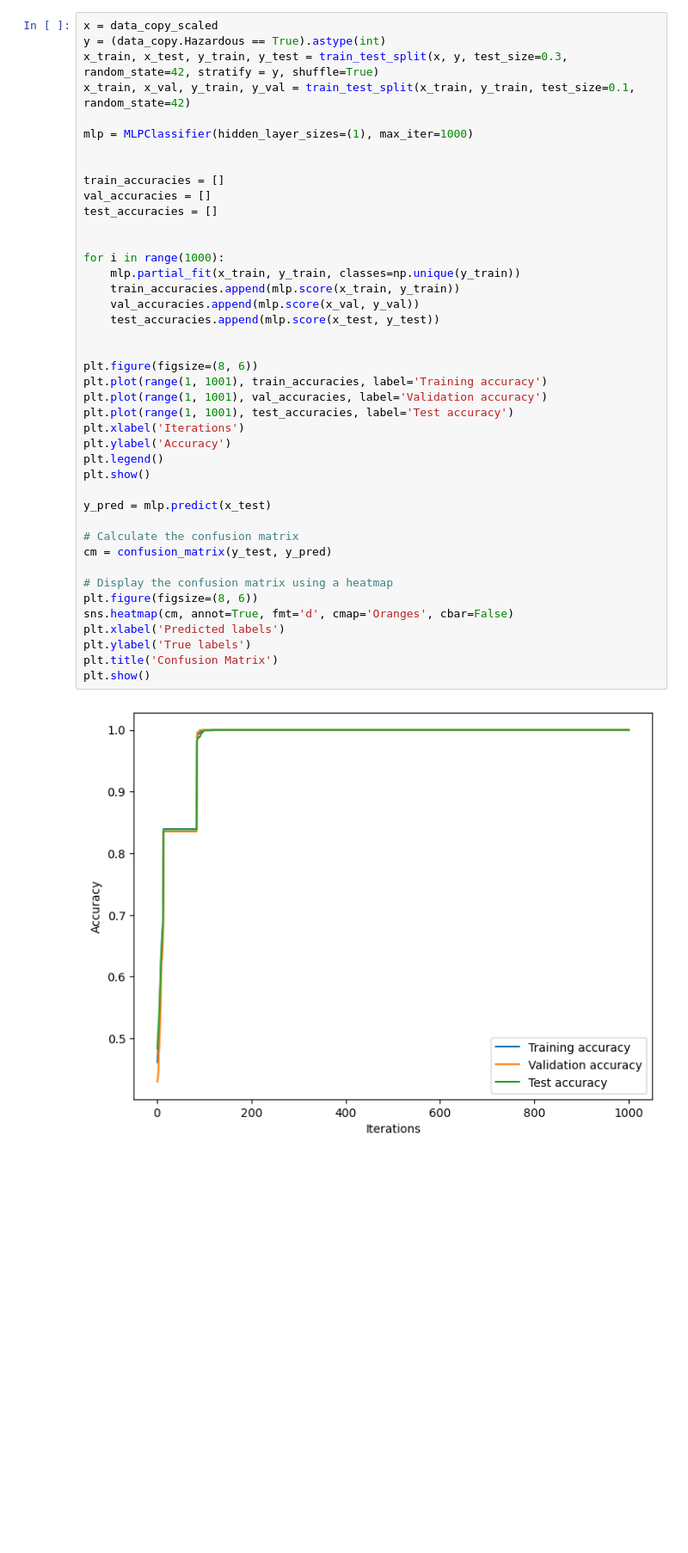
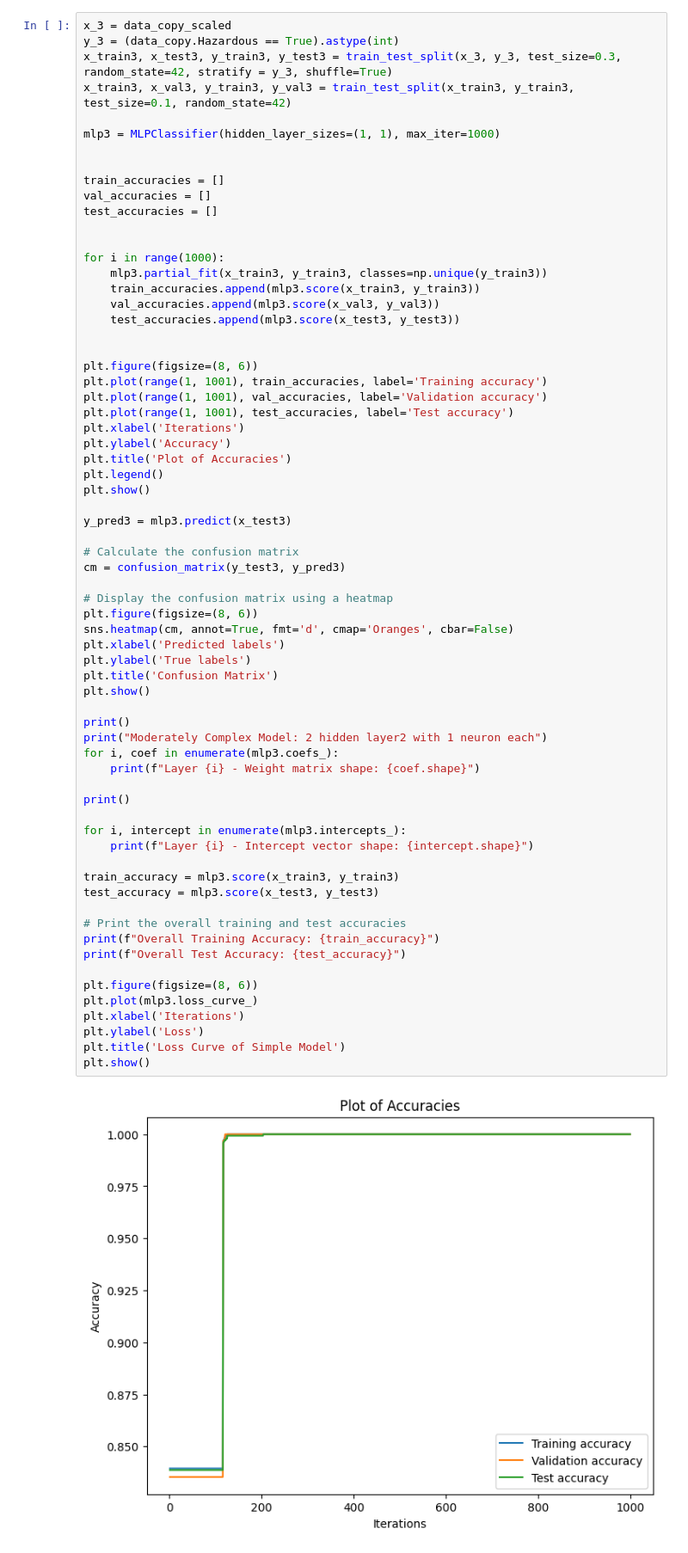
Before and after one commit to AdrienneLoc/AI, a Jupyter notebook: HW7/assignment7.ipynb, the cells around one changed output. Shown at 86% size. Cells and saved outputs as stored; diff of their text form; blank space fills up the shorter version.

```diff
--- a/HW7/assignment7.ipynb
+++ b/HW7/assignment7.ipynb
@@ -84,45 +139,70 @@ plt.show()
 # %%
-x = data_copy_scaled
-y = (data_copy.Hazardous == True).astype(int)
-x_train, x_test, y_train, y_test = train_test_split(x, y, test_size=0.3, random_state=42, stratify = y, shuffle=True)
-x_train, x_val, y_train, y_val = train_test_split(x_train, y_train, test_size=0.1, random_state=42)
+x_3 = data_copy_scaled
+y_3 = (data_copy.Hazardous == True).astype(int)
+x_train3, x_test3, y_train3, y_test3 = train_test_split(x_3, y_3, test_size=0.3, random_state=42, stratify = y_3, shuffle=True)
+x_train3, x_val3, y_train3, y_val3 = train_test_split(x_train3, y_train3, test_size=0.1, random_state=42)
 
-mlp = MLPClassifier(hidden_layer_sizes=(1), max_iter=1000)
+mlp3 = MLPClassifier(hidden_layer_sizes=(1, 1), max_iter=1000)
 
 
 train_accuracies = []
 val_accuracies = []
 test_accuracies = []
 
 
 for i in range(1000):
-    mlp.partial_fit(x_train, y_train, classes=np.unique(y_train))
-    train_accuracies.append(mlp.score(x_train, y_train))
-    val_accuracies.append(mlp.score(x_val, y_val))
-    test_accuracies.append(mlp.score(x_test, y_test))
+    mlp3.partial_fit(x_train3, y_train3, classes=np.unique(y_train3))
+    train_accuracies.append(mlp3.score(x_train3, y_train3))
+    val_accuracies.append(mlp3.score(x_val3, y_val3))
+    test_accuracies.append(mlp3.score(x_test3, y_test3))
 
 
 plt.figure(figsize=(8, 6))
 plt.plot(range(1, 1001), train_accuracies, label='Training accuracy')
 plt.plot(range(1, 1001), val_accuracies, label='Validation accuracy')
 plt.plot(range(1, 1001), test_accuracies, label='Test accuracy')
 plt.xlabel('Iterations')
 plt.ylabel('Accuracy')
+plt.title('Plot of Accuracies')
 plt.legend()
 plt.show()
 
-y_pred = mlp.predict(x_test)
+y_pred3 = mlp3.predict(x_test3)
 
 # Calculate the confusion matrix
-cm = confusion_matrix(y_test, y_pred)
+cm = confusion_matrix(y_test3, y_pred3)
 
 # Display the confusion matrix using a heatmap
 plt.figure(figsize=(8, 6))
 sns.heatmap(cm, annot=True, fmt='d', cmap='Oranges', cbar=False)
 plt.xlabel('Predicted labels')
 plt.ylabel('True labels')
 plt.title('Confusion Matrix')
 plt.show()
+
+print()
+print("Moderately Complex Model: 2 hidden layer2 with 1 neuron each")
+for i, coef in enumerate(mlp3.coefs_):
+    print(f"Layer {i} - Weight matrix shape: {coef.shape}")
+
+print()
+
+for i, intercept in enumerate(mlp3.intercepts_):
+    print(f"Layer {i} - Intercept vector shape: {intercept.shape}")
+
+train_accuracy = mlp3.score(x_train3, y_train3)
+test_accuracy = mlp3.score(x_test3, y_test3)
+
+# Print the overall training and test accuracies
+print(f"Overall Training Accuracy: {train_accuracy}")
+print(f"Overall Test Accuracy: {test_accuracy}")
+
+plt.figure(figsize=(8, 6))
+plt.plot(mlp3.loss_curve_)
+plt.xlabel('Iterations')
+plt.ylabel('Loss')
+plt.title('Loss Curve of Simple Model')
+plt.show()
 # %% [output]
-[figure, old version]
+[figure, new version]
 [figure]
```
Also changed, not shown: parts of 11 cells of this notebook.
